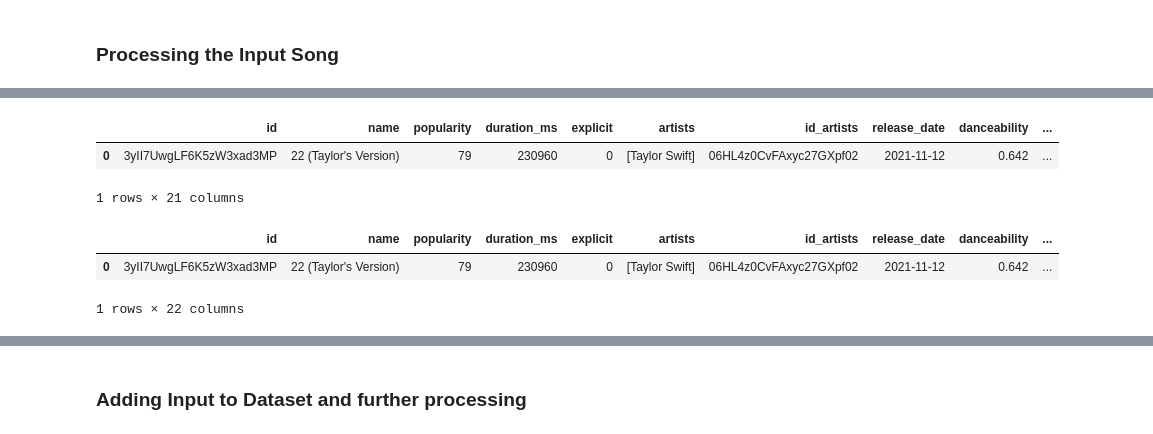
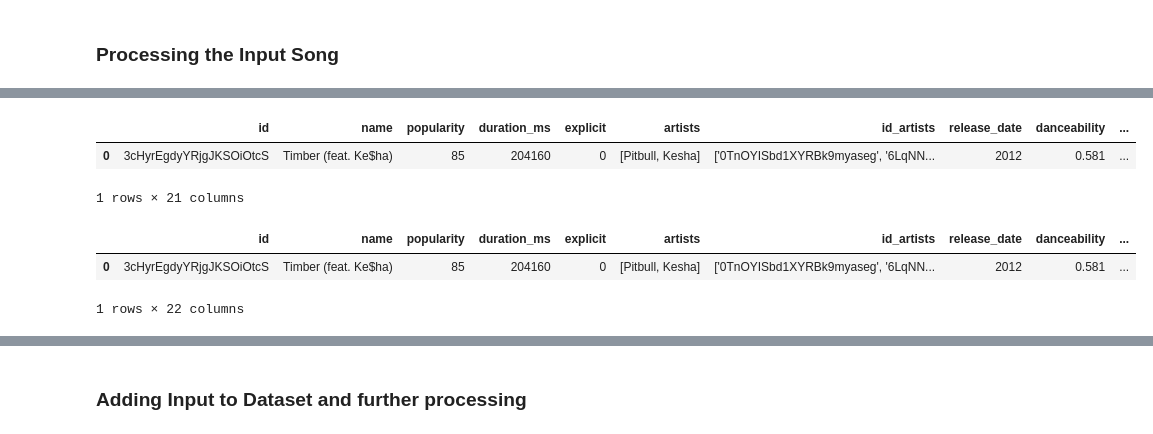
Before and after one commit to fishbrightwise/dap_artificial_dj, a Jupyter notebook: recommender model testing.ipynb, the cells around one changed output, grey strips where cells are left out. Cells and saved outputs as stored; diff of their text form; code cells hidden in the pictures.

Commit message:
Input song and multiple artists
Previously, input song only takes in the first artist from the API. Now it can pull multiple. Everything else works the same.

```diff
--- a/recommender model testing.ipynb
+++ b/recommender model testing.ipynb
@@ -81,10 +81,16 @@ def search_track(track_name):
         # Get the first track from the results
         track = results['tracks']['items'][0]
         explicit = int(track["explicit"] == True)
+        artists = []
+        id_artists = []
+        for i in range (len(track["artists"])):
+            artists.append(track["artists"][i]["name"])
+            id_artists.append(track["artists"][i]["id"])
+
         print(f'Found track: {track["name"]} by {track["artists"][0]["name"]} from the album {track["album"]["name"]}.')
         track_dict = {"id": track["id"], "name": track["name"], "popularity": track["popularity"],
-                      "duration_ms": track["duration_ms"], "explicit": explicit, "artists": track["artists"][0]["name"],
-                      "id_artists": track["artists"][0]["id"], "release_date": track["album"]["release_date"]}
+                      "duration_ms": track["duration_ms"], "explicit": explicit, "artists": str(artists),
+                      "id_artists": str(id_artists), "release_date": track["album"]["release_date"]}
         return track_dict
     else:
         print('Track not found')
@@ -126,20 +132,19 @@ td
 # %%
 import ast
 
-td['artists'] = "['" + td['artists'] + "']"
 td['artists'] = td['artists'].apply(ast.literal_eval)
 
 td
 # %% [output]
 |  | id | name | popularity | duration_ms | explicit | artists | id_artists | release_date | danceability | ... |
-| 0 | 3yII7UwgLF6K5zW3xad3MP | 22 (Taylor's Version) | 79 | 230960 | 0 | [Taylor Swift] | 06HL4z0CvFAxyc27GXpf02 | 2021-11-12 | 0.642 | ... |
+| 0 | 3cHyrEgdyYRjgJKSOiOtcS | Timber (feat. Ke$ha) | 85 | 204160 | 0 | [Pitbull, Kesha] | ['0TnOYISbd1XYRBk9myaseg', '6LqNN... | 2012 | 0.581 | ... |
 1 rows × 21 columns
 # %%
-td['artists_count'] = len(td['artists'])
+td['artists_count'] = len(td['artists'][0])
 td
 # %% [output]
 |  | id | name | popularity | duration_ms | explicit | artists | id_artists | release_date | danceability | ... |
-| 0 | 3yII7UwgLF6K5zW3xad3MP | 22 (Taylor's Version) | 79 | 230960 | 0 | [Taylor Swift] | 06HL4z0CvFAxyc27GXpf02 | 2021-11-12 | 0.642 | ... |
+| 0 | 3cHyrEgdyYRjgJKSOiOtcS | Timber (feat. Ke$ha) | 85 | 204160 | 0 | [Pitbull, Kesha] | ['0TnOYISbd1XYRBk9myaseg', '6LqNN... | 2012 | 0.581 | ... |
 1 rows × 22 columns
 # %%
 expanded_artists = td['artists'].apply(lambda x: pd.Series(x))
```
Also changed, not shown: parts of 29 cells of this notebook, 2 other files.
